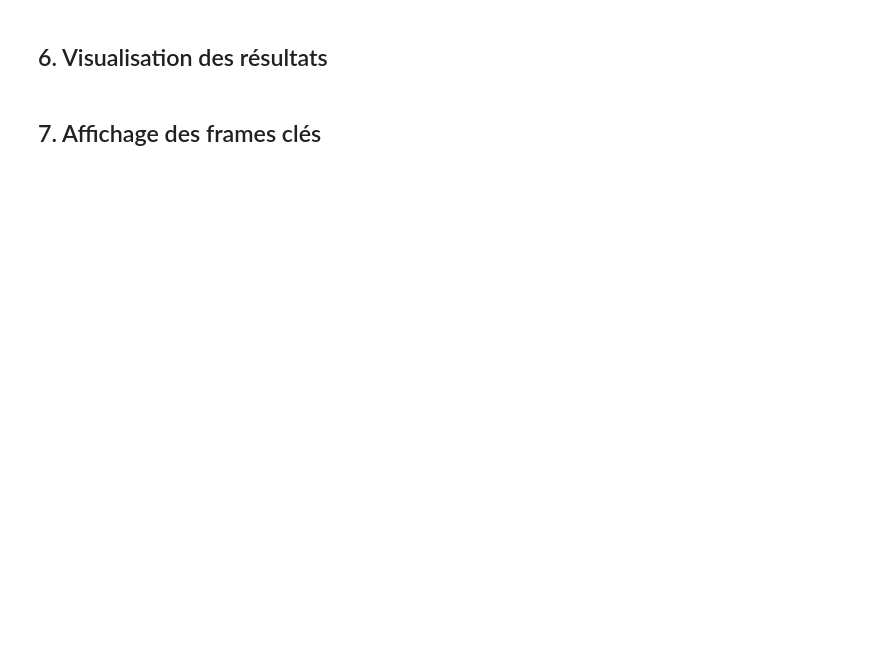
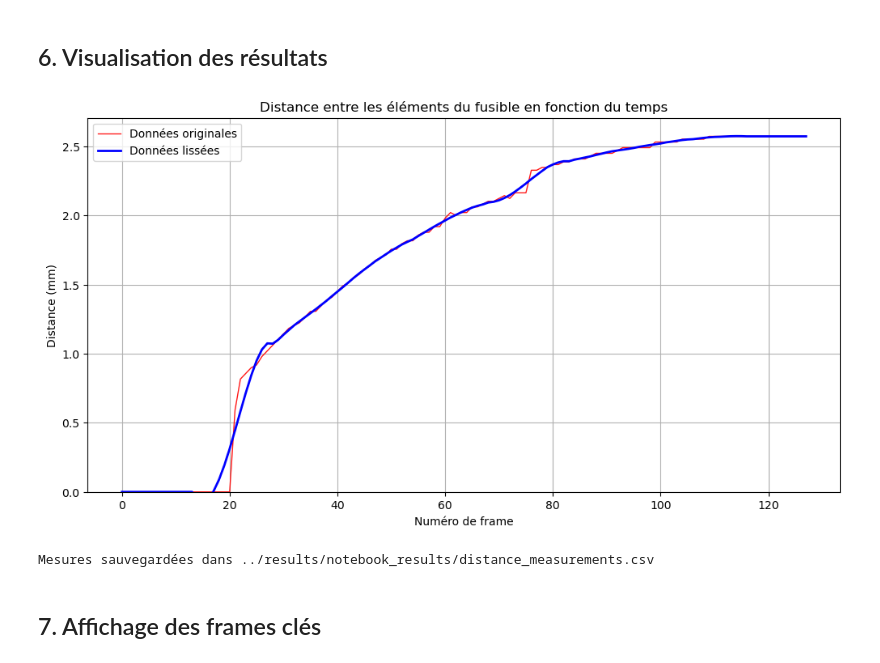
Before and after one commit to Oussama-Guelfaa/High-Speed-Fuse-Break-Analysis, a Jupyter notebook: notebooks/fuse_break_analysis_notebook.ipynb, the cells around one changed output. Drawn from its saved outputs; the diff is of its cells as text; code cells hidden in the pictures; blank space fills up the shorter version.

```diff
--- a/notebooks/fuse_break_analysis_notebook.ipynb
+++ b/notebooks/fuse_break_analysis_notebook.ipynb
@@ -115,25 +129,28 @@ else:
 # %%
 # Créer un graphique de la distance en fonction du numéro de frame
 plt.figure(figsize=(12, 6))
-plt.plot(frame_indices, distances, 'r-', linewidth=1, alpha=0.5, label='Données originales')
+plt.plot(frame_indices, distances, 'r-', linewidth=1, alpha=0.9, label='Données originales')
 plt.plot(frame_indices, smoothed_distances, 'b-', linewidth=2, label='Données lissées')
 plt.xlabel('Numéro de frame')
 plt.ylabel('Distance (mm)')
 plt.title('Distance entre les éléments du fusible en fonction du temps')
 plt.grid(True)
 plt.ylim(bottom=0)
 plt.legend()
 plt.show()
 
 # Sauvegarder les résultats dans un fichier CSV
 results_df = pd.DataFrame({
     'frame': frame_indices,
     'distance_mm': distances,
     'smoothed_distance_mm': smoothed_distances
 })
 csv_path = os.path.join(output_dir, 'distance_measurements.csv')
 results_df.to_csv(csv_path, index=False)
 print(f"Mesures sauvegardées dans {csv_path}")
+# %% [output]
+[figure, added]
+Mesures sauvegardées dans ../results/notebook_results/distance_measurements.csv
 # %% [markdown]
 ## 7. Affichage des frames clés
 # %%
```
Also changed, not shown: parts of 5 cells of this notebook, 2 other files.
